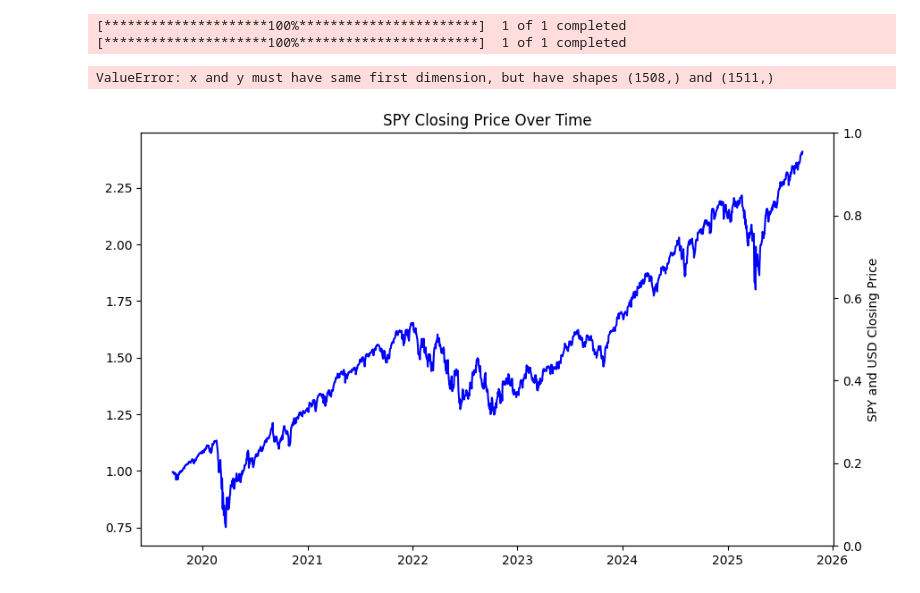
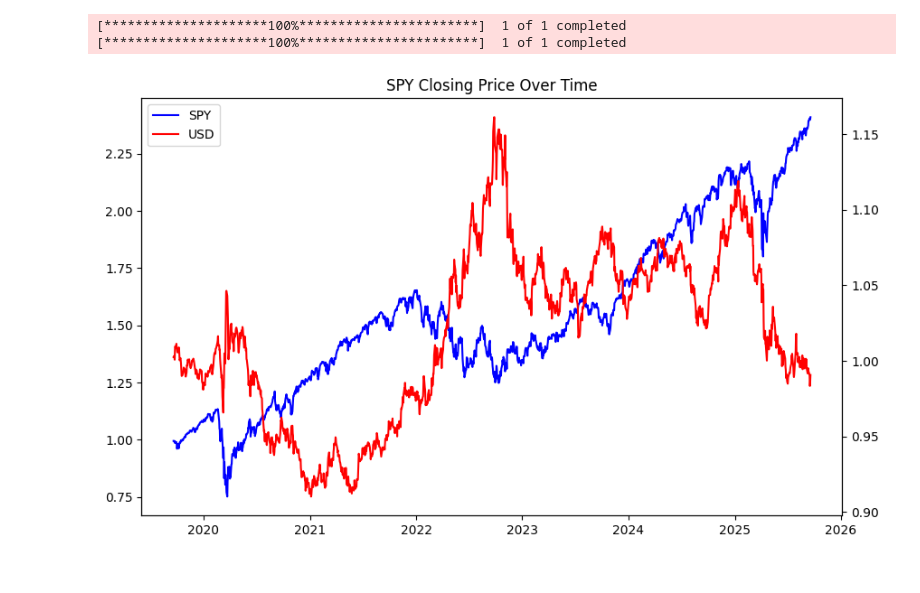
Before and after one commit to Gab1trs/Market-Dashboard, a Jupyter notebook: Market Dashboard.ipynb, the cells around one changed output. Cells and saved outputs as stored; diff of their text form; code cells hidden in the pictures.

```diff
--- a/Market Dashboard.ipynb
+++ b/Market Dashboard.ipynb
@@ -4,37 +4,37 @@
 # Data goes back as far as possible, with widget slider to choose time frame.
 
 # import streamlit as st
 import yfinance as yf
 import pandas as pd
 import matplotlib.pyplot as plt
 
 # Getting the data for SPY (daily)
 # Closing prices only
 data = yf.download("SPY", start="2019-09-19", end="2025-09-19")['Close']
 data.to_csv("spy_data.csv")
 
 spy = (pd.read_csv("spy_data.csv", index_col=0, parse_dates=True)['SPY'].pct_change() + 1).cumprod()
 
 # # Check for missing values
 # missing_values = data.isnull().sum() # number is zero, no missing values
 
 # Plot the data
 fig, ax1=plt.subplots(figsize=(10,6))
 ax2=ax1.twinx()
-ax1.plot(spy.index, spy, label='SPY', color='blue')
-plt.ylabel("SPY and USD Closing Price")
 plt.title("SPY Closing Price Over Time")
 #plt.yscale('log')
 
 # forex using USD index
 usd = (yf.download("DX-Y.NYB", start=spy.index.min())['Close'].pct_change() + 1).cumprod()
-ax2.plot(spy.index, usd['DX-Y.NYB'], label='USD', color='red')
+common_index = spy.index.intersection(usd.index)
+ax1.plot(common_index, spy.loc[common_index], label='SPY', color='blue')
+ax2.plot(common_index, usd.loc[common_index], label='USD', color='red')
 
-
-plt.legend()
+lines_1, labels_1 = ax1.get_legend_handles_labels()
+lines_2, labels_2 = ax2.get_legend_handles_labels()
+ax1.legend(lines_1 + lines_2, labels_1 + labels_2, loc='upper left')
 plt.show()
 # %% [output]
 [*********************100%***********************]  1 of 1 completed
 [*********************100%***********************]  1 of 1 completed
-ValueError: x and y must have same first dimension, but have shapes (1508,) and (1511,)
-[figure, old version]
+[figure, new version]
```
Also changed, not shown: 5 other files.
